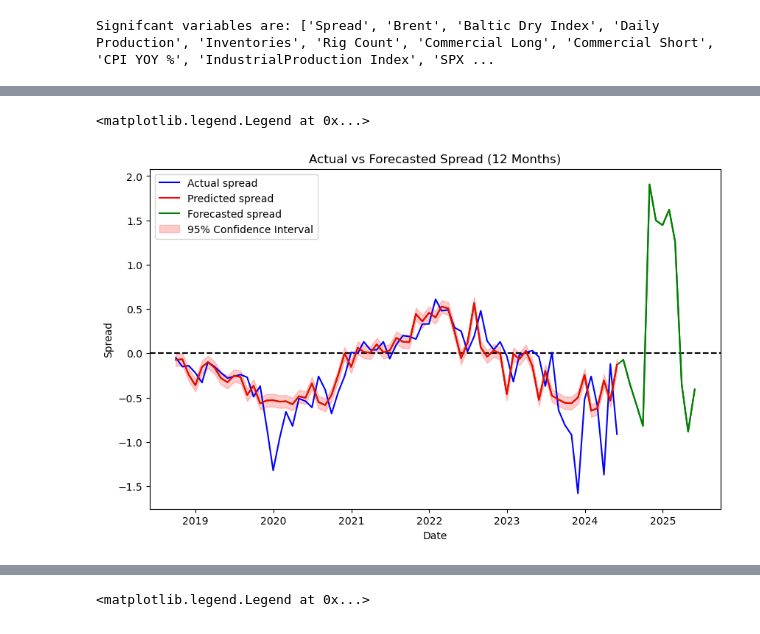
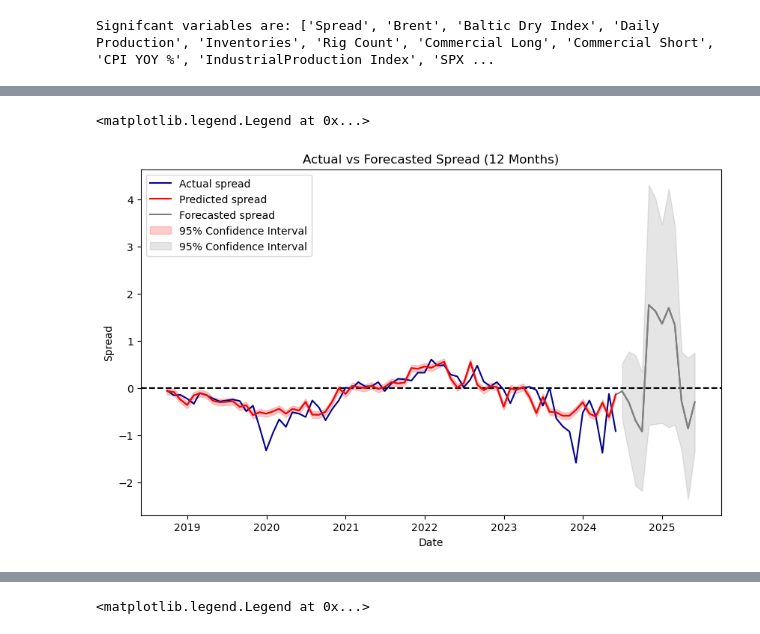
Before and after one commit to j0nl925/MSc-Finance-Econometrics-Coursework, a Jupyter notebook: Coursework.ipynb, the cells around one changed output, grey strips where cells are left out. Saved outputs shown, nothing was run; the diff lists cells and outputs as text; code cells hidden in the pictures.

```diff
--- a/Coursework.ipynb
+++ b/Coursework.ipynb
@@ -52,20 +58,19 @@ merged_data = merged_data.drop(columns=['CL1', 'CL2', 'Total Open Interest'])
 # %%
 # AdFuller test
 for i in merged_data:
-    if i == "Date":
+    if i == "Date": # Ignore the Date column
         continue
     adfullertest = adfuller(merged_data[i].dropna())
-    if adfullertest[1] > 0.05:
+    if adfullertest[1] > 0.05: # Difference any column if p-value > 0.05 (i.e. non stationary)
         merged_data[i] = merged_data[i].diff()
 merged_data_adfuller_cleaned = merged_data.dropna()
-print(merged_data_adfuller_cleaned.columns)
 
-# KPSS
+# KPSS test
 for i in merged_data:
-    if i == "Date":
+    if i == "Date": # Ignore the Date column
         continue
     kpsstest = adfuller(merged_data[i].dropna())
-    if kpsstest[1] > 0.05:
+    if kpsstest[1] > 0.05: # Difference any column if p-value > 0.05 (i.e. non stationary)
         merged_data[i] = merged_data[i].diff()
 merged_data_kpss_cleaned = merged_data.dropna()
 
@@ -75,9 +80,12 @@ model_vars = ['Brent', 'CRKS321C Index', 'Baltic Dry Index',
        'IndustrialProduction Index', 'SPX', 'DXY returns', 'VIX',
        'Gasoline All Grades', 'Dow Jones US Oil&Gas Index', 'ExxonMobil',
        'ConocoPhilips', 'Chevron', 'BP ', 'TotalEnergies']
+
+# Fit the cleaned data to an initial VAR model to determine the information criteria values
 var_data = merged_data_adfuller_cleaned[model_vars]
 model = VAR(var_data)
 lag_order = model.select_order()
-optimal_lag = lag_order.aic
-print("Optimal lag:", lag_order.aic, lag_order.bic, lag_order.hqic)
+print(f"Lag orders: AIC: {lag_order.aic}, BIC: {lag_order.bic}, HQIC: {lag_order.hqic}")
+optimal_lag = max(lag_order.aic, lag_order.bic, lag_order.hqic)
+print("Optimal lag:", optimal_lag)
 # %% [output]
@@ -211,63 +216,77 @@ Mean Absolute Error (MAE): 0.2084559420289857
 # %%
-from scipy.interpolate import interp1d
-import matplotlib.dates as mdates
-
 future_predictions = []
 forecast_std_dev = []
 forecast_period = 12
 last_data = X_test.iloc[-1].values.reshape(1, -1)
 
 for _ in range(forecast_period):
-    # Predict the next value
-    next_pred = rf_model.predict(last_data)[0]
+    # Predict using all trees in the Random Forest
+    tree_predictions = np.array([tree.predict(last_data)[0] for tree in rf_model.estimators_])
+
+    # Mean prediction
+    next_pred = np.mean(tree_predictions)
     future_predictions.append(next_pred)
 
-    # Update the `last_known_data` by shifting it and appending the new prediction
-    # Shift all columns by one and append the new prediction at the end
+    # Standard deviation of predictions
+    forecast_std_dev.append(np.std(tree_predictions))
+
+    # Update last_data by shifting it and appending new prediction
     last_data = np.roll(last_data, shift=-1, axis=1)
-    last_data[0, -1] = next_pred  # Append the new prediction to the last column
+    last_data[0, -1] = next_pred
 
-forecast_dates = pd.date_range(start=merged_data_cleaned['Date'].iloc[-1] + pd.Timedelta(days=1), periods=forecast_period, freq='M')
+# Generate forecast dates
+forecast_dates = pd.date_range(start=merged_data_cleaned['Date'].iloc[-1] + pd.Timedelta(days=1),
+                               periods=forecast_period, freq='M')
+
+# Convert forecasted values and standard deviation into DataFrame
 forecast_df = pd.DataFrame({
     'Date': forecast_dates,
-    'Predicted Spread': future_predictions
+    'Predicted Spread': future_predictions,
+    'Std Dev': forecast_std_dev
 })
+
+# Compute 95% confidence interval
+z_score = norm.ppf(0.975)  # 1.96 for 95% confidence
+forecast_df['Lower Bound'] = forecast_df['Predicted Spread'] - (z_score * forecast_df['Std Dev'])
+forecast_df['Upper Bound'] = forecast_df['Predicted Spread'] + (z_score * forecast_df['Std Dev'])
 
 # Combine predicted (y_pred) with forecasted values (future_predictions)
 combined_predictions = np.concatenate([y_pred, future_predictions])
 
 # Combine the dates of the predicted and forecasted data
 combined_dates = pd.concat([
     merged_data_cleaned['Date'].iloc[-len(y_pred):],
     forecast_df['Date']
 ]).reset_index(drop=True)
 
 # Create a combined DataFrame
 combined_df = pd.DataFrame({
     'Date': combined_dates,
     'Predicted Spread': combined_predictions
-})
-combined_df = combined_df.sort_values('Date').reset_index(drop=True)
+}).sort_values('Date').reset_index(drop=True)
 
 plt.figure(figsize=(10, 6))
 plt.axhline(y=0, color='black', linestyle='--')
-plt.plot(merged_data_cleaned['Date'].iloc[-len(y_test):], y_test, label='Actual spread', color='blue')
 
-# Plot the combined data (red + green)
-plt.plot(combined_dates, combined_predictions, color='green')
+# Plot actual values
+plt.plot(merged_data_cleaned['Date'].iloc[-len(y_test):], y_test, label='Actual spread', color='darkblue')
 
-# Plot the predicted spread (red part of the line)
+plt.plot(combined_dates, combined_predictions, color='grey')
+
+# Plot predicted values (red)
 plt.plot(combined_df['Date'].iloc[:len(y_pred)], combined_df['Predicted Spread'].iloc[:len(y_pred)], label='Predicted spread', color='red')
 
-# Plot the forecasted spread (green part of the line)
-plt.plot(combined_df['Date'].iloc[len(y_pred):], combined_df['Predicted Spread'].iloc[len(y_pred):], label='Forecasted spread', color='green')
+# Plot forecasted values (green)
+plt.plot(combined_df['Date'].iloc[len(y_pred):], combined_df['Predicted Spread'].iloc[len(y_pred):], label='Forecasted spread', color='grey')
 
+# Confidence interval band for the forecast
 plt.fill_between(merged_data_cleaned['Date'].iloc[-len(y_pred):], ci_lower, ci_upper, color='red', alpha=0.2, label='95% Confidence Interval')
+plt.fill_between(forecast_df['Date'], forecast_df['Lower Bound'], forecast_df['Upper Bound'], color='grey', alpha=0.2, label='95% Confidence Interval')
 
 plt.xlabel('Date')
 plt.ylabel('Spread')
 plt.title('Actual vs Forecasted Spread (12 Months)')
 plt.legend()
 # %% [output]
 <matplotlib.legend.Legend at 0x...>
-[figure, old version]
+[figure, new version]
```
Also changed, not shown: parts of 6 cells of this notebook.
